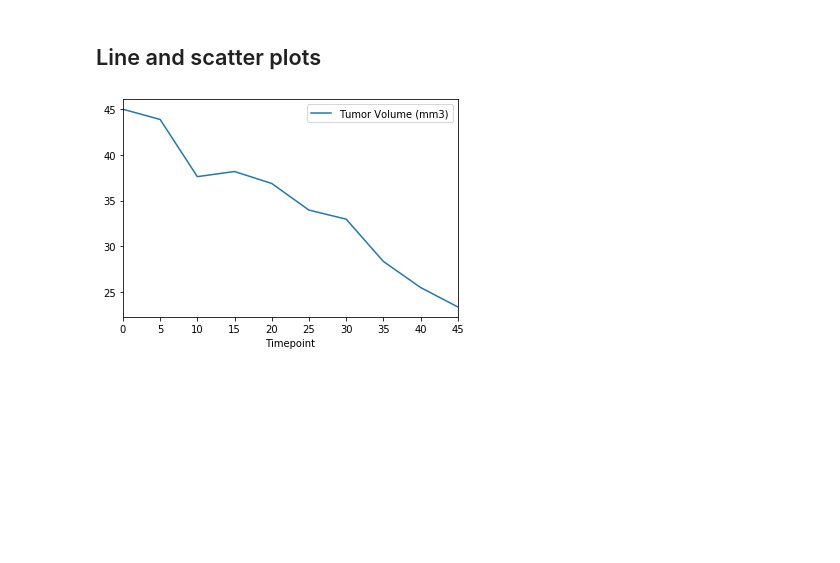
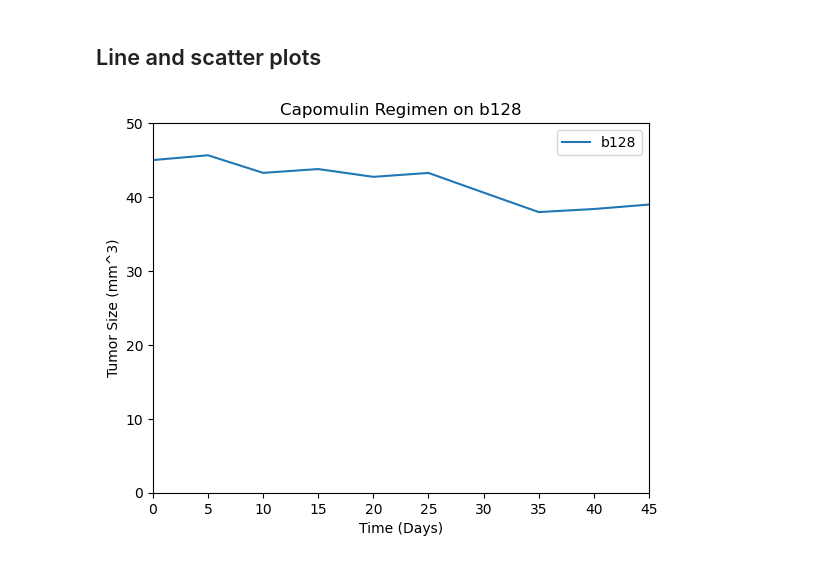
Before and after one commit to nberman12/Matplotlib-Challenge, a Jupyter notebook: Pymaceuticals_Matplotlib.ipynb, the cells around one changed output. Saved outputs shown, nothing was run; the diff lists cells and outputs as text; code cells hidden in the pictures; blank space fills up the shorter version.

```diff
--- a/Pymaceuticals_Matplotlib.ipynb
+++ b/Pymaceuticals_Matplotlib.ipynb
@@ -39,0 +78,6 @@ study_results.head()
+# %%
+clean_data = combined_df.copy()
+clean_data =clean_data.set_index('Mouse ID')
+clean_data = clean_data.drop(index = 'g989')
+clean_data = clean_data.reset_index()
+clean_data.head()
@@ -166,0 +307,15 @@ plt.show()
+# %%
+# Generate a box plot of the final tumor volume of each mouse across four regimens of interest
+plt.figure(figsize = (10,8), dpi = 100)
+plt.style.use('default')
+plt.boxplot([capomulin['Final Tumor Volume'],ramicane['Final Tumor Volume'],
+             infubinol['Final Tumor Volume'],ceftamin['Final Tumor Volume'],
+             placebo['Final Tumor Volume']], labels = ["capomulin","ramicane","infubinol","ceftamin","placebo"],
+           patch_artist = True, medianprops = {'linewidth':3},sym='+')
+
+plt.title("Final Tumor Volume of Promising Drug Regimens")
+plt.xlabel("Drug Regimens")
+plt.ylabel("Final Tumor Volume (mm^3)")
+plt.ylim(0,100)
+
+plt.show()
@@ -168,16 +325,21 @@ plt.show()
 ## Line and scatter plots
 # %%
 # Generate a line plot of time point versus tumor volume for a mouse treated with Capomulin
-mouse_id = 's185'
-capomulin_df = combined_df[combined_df['Drug Regimen']=="Capomulin"]
+mouse_id = 'b128'
+capomulin_df = clean_data[clean_data['Drug Regimen']=="Capomulin"]
 mouse_id_df = capomulin_df[capomulin_df['Mouse ID']==mouse_id]
 
 mouse_id_df.set_index('Timepoint', inplace = True)
-mouse_id_df["Tumor Volume (mm3)"].plot(legend = True)
-
+mouse_id_df["Tumor Volume (mm3)"].plot(label=mouse_id)
+plt.figure(1)
+plt.xlabel('Time (Days)')
+plt.ylabel('Tumor Size (mm^3)')
+plt.title(f"Capomulin Regimen on {mouse_id}")
+plt.legend()
+plt.ylim(0,50)
 
 plt.show()
 # %% [output]
-[figure, old version]
+[figure, new version]
 # %%
 # Generate a scatter plot of mouse weight versus average tumor volume for the Capomulin regimen
```
Also changed, not shown: parts of 15 cells of this notebook.
